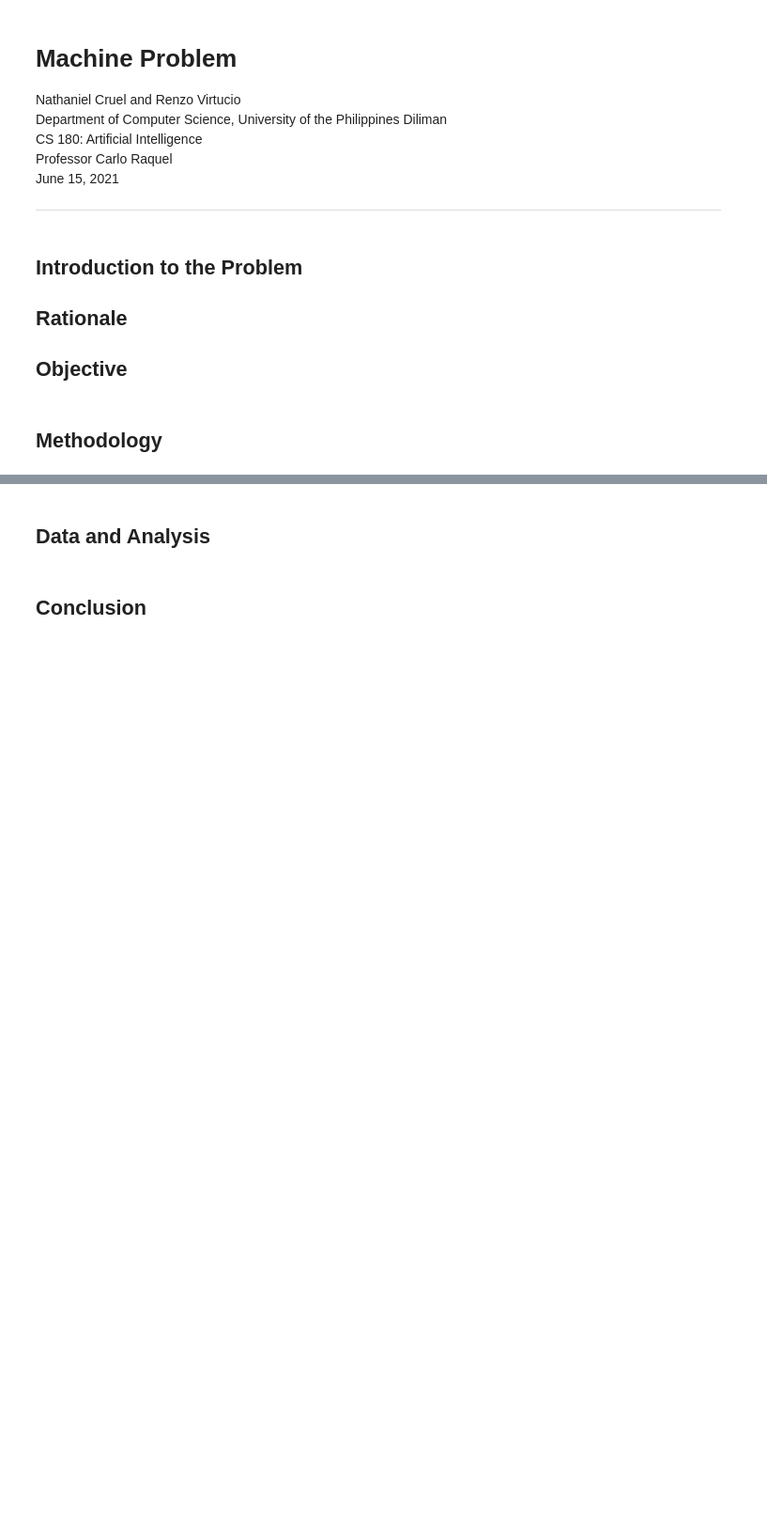
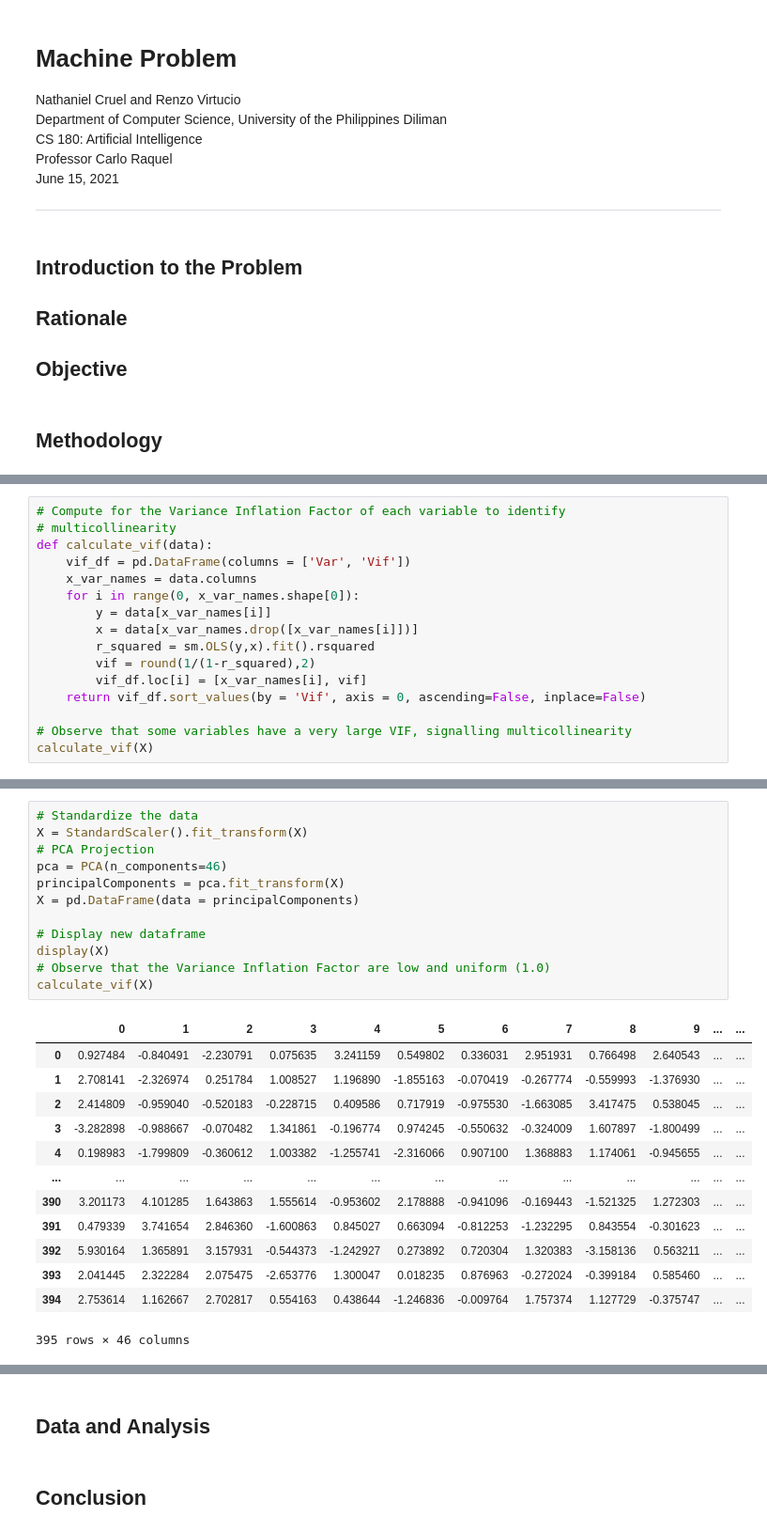
Before and after one commit to renzovirtucio/CS-180-Machine-Problem, a Jupyter notebook: Cruel, Nathan and Virtucio, Renzo - CS 180 Machine Problem.ipynb, the cells around one changed output, grey strips where cells are left out. Shown at 94% size. Saved outputs shown, nothing was run; the diff lists cells and outputs as text; blank space fills up the shorter version.

```diff
--- a/Cruel, Nathan and Virtucio, Renzo - CS 180 Machine Problem.ipynb
+++ b/Cruel, Nathan and Virtucio, Renzo - CS 180 Machine Problem.ipynb
@@ -148,0 +116,16 @@ PermissionError: [Errno 13] Permission denied: 'student_math3.pdf'
+# %%
+# Compute for the Variance Inflation Factor of each variable to identify
+# multicollinearity
+def calculate_vif(data):
+    vif_df = pd.DataFrame(columns = ['Var', 'Vif'])
+    x_var_names = data.columns
+    for i in range(0, x_var_names.shape[0]):
+        y = data[x_var_names[i]]
+        x = data[x_var_names.drop([x_var_names[i]])]
+        r_squared = sm.OLS(y,x).fit().rsquared
+        vif = round(1/(1-r_squared),2)
+        vif_df.loc[i] = [x_var_names[i], vif]
+    return vif_df.sort_values(by = 'Vif', axis = 0, ascending=False, inplace=False)
+
+# Observe that some variables have a very large VIF, signalling multicollinearity
+calculate_vif(X)
@@ -148,0 +161,26 @@ PermissionError: [Errno 13] Permission denied: 'student_math3.pdf'
+# %%
+# Standardize the data
+X = StandardScaler().fit_transform(X)
+# PCA Projection
+pca = PCA(n_components=46)
+principalComponents = pca.fit_transform(X)
+X = pd.DataFrame(data = principalComponents)
+
+# Display new dataframe
+display(X)
+# Observe that the Variance Inflation Factor are low and uniform (1.0)
+calculate_vif(X)
+# %% [output]
+|  | 0 | 1 | 2 | 3 | 4 | 5 | 6 | 7 | 8 | 9 | ... | ... |
+| 0 | 0.927484 | -0.840491 | -2.230791 | 0.075635 | 3.241159 | 0.549802 | 0.336031 | 2.951931 | 0.766498 | 2.640543 | ... | ... |
+| 1 | 2.708141 | -2.326974 | 0.251784 | 1.008527 | 1.196890 | -1.855163 | -0.070419 | -0.267774 | -0.559993 | -1.376930 | ... | ... |
+| 2 | 2.414809 | -0.959040 | -0.520183 | -0.228715 | 0.409586 | 0.717919 | -0.975530 | -1.663085 | 3.417475 | 0.538045 | ... | ... |
+| 3 | -3.282898 | -0.988667 | -0.070482 | 1.341861 | -0.196774 | 0.974245 | -0.550632 | -0.324009 | 1.607897 | -1.800499 | ... | ... |
+| 4 | 0.198983 | -1.799809 | -0.360612 | 1.003382 | -1.255741 | -2.316066 | 0.907100 | 1.368883 | 1.174061 | -0.945655 | ... | ... |
+| ... | ... | ... | ... | ... | ... | ... | ... | ... | ... | ... | ... | ... |
+| 390 | 3.201173 | 4.101285 | 1.643863 | 1.555614 | -0.953602 | 2.178888 | -0.941096 | -0.169443 | -1.521325 | 1.272303 | ... | ... |
+| 391 | 0.479339 | 3.741654 | 2.846360 | -1.600863 | 0.845027 | 0.663094 | -0.812253 | -1.232295 | 0.843554 | -0.301623 | ... | ... |
+| 392 | 5.930164 | 1.365891 | 3.157931 | -0.544373 | -1.242927 | 0.273892 | 0.720304 | 1.320383 | -3.158136 | 0.563211 | ... | ... |
+| 393 | 2.041445 | 2.322284 | 2.075475 | -2.653776 | 1.300047 | 0.018235 | 0.876963 | -0.272024 | -0.399184 | 0.585460 | ... | ... |
+| 394 | 2.753614 | 1.162667 | 2.702817 | 0.554163 | 0.438644 | -1.246836 | -0.009764 | 1.757374 | 1.127729 | -0.375747 | ... | ... |
+395 rows × 46 columns
```
Also changed, not shown: parts of 14 cells of this notebook.
